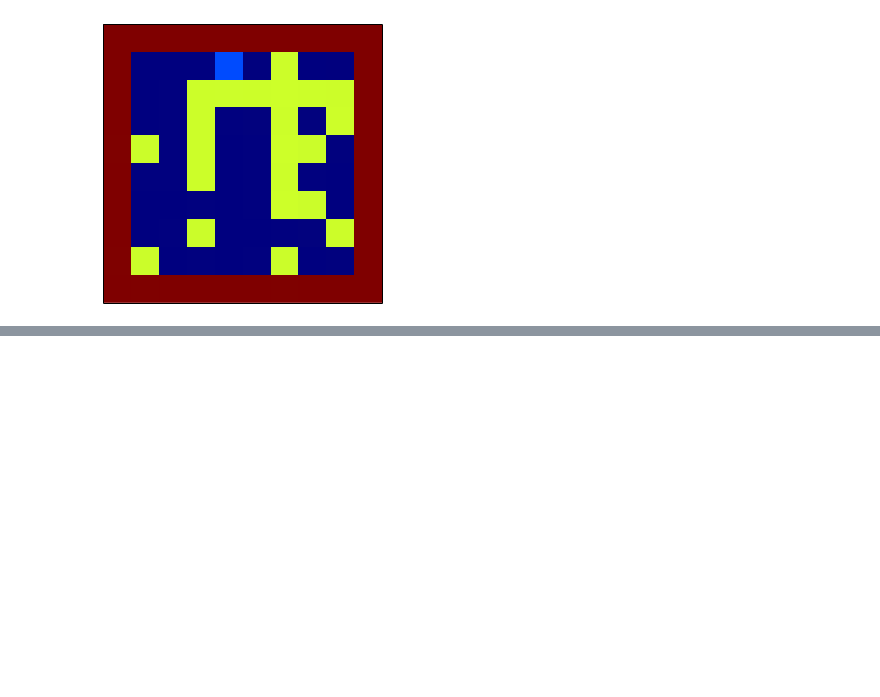
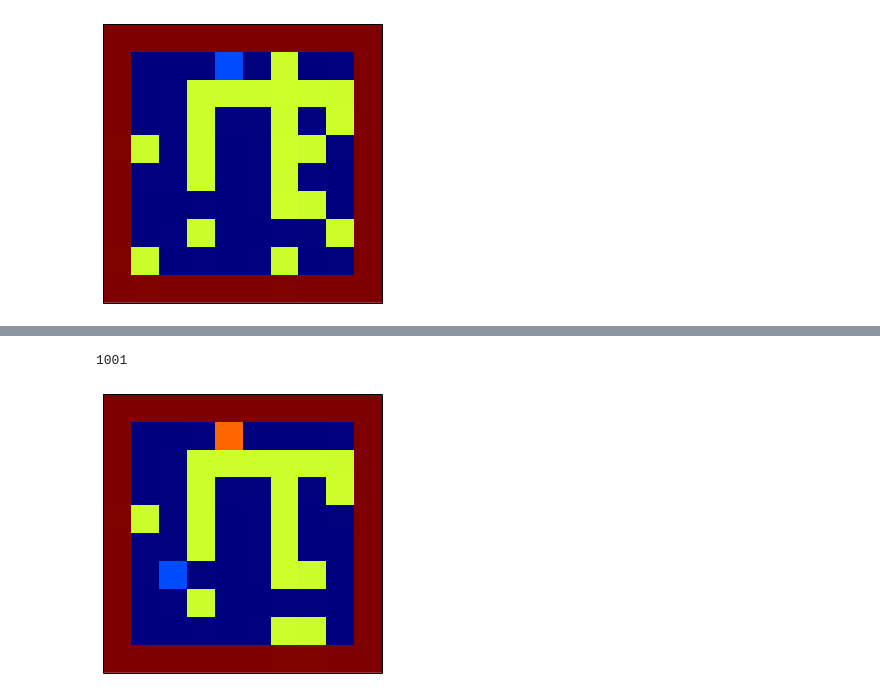
Before and after one commit to barbagroup/JITcode-MechE, a Jupyter notebook: module00_Introduction_to_Python/04_Lesson04_Rover_Loops.ipynb, the cells around one changed output, grey strips where cells are left out. Cells and saved outputs as stored; diff of their text form; code cells hidden in the pictures; blank space fills up the shorter version.

```diff
--- a/module00_Introduction_to_Python/04_Lesson04_Rover_Loops.ipynb
+++ b/module00_Introduction_to_Python/04_Lesson04_Rover_Loops.ipynb
@@ -463,0 +392,8 @@ Loops are a very important part of programming. As you use them more, you'll bec
+# %%
+always_turn_right(location)
+# %% [output]
+1001
+# %%
+show_map(terrain)
+# %% [output]
+[figure, added]
```
Also changed, not shown: parts of 39 cells of this notebook.
